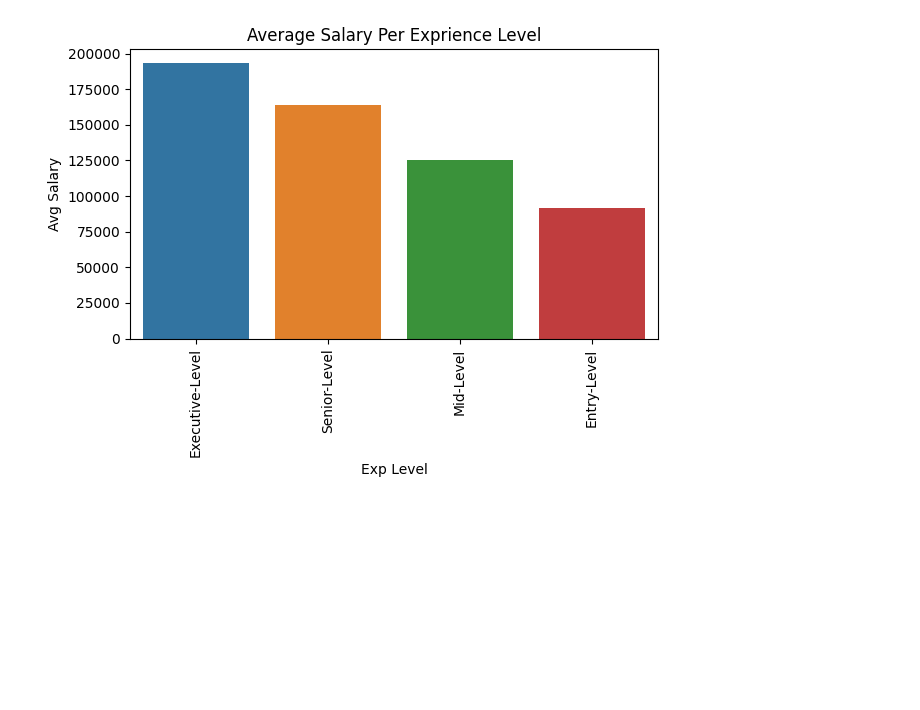
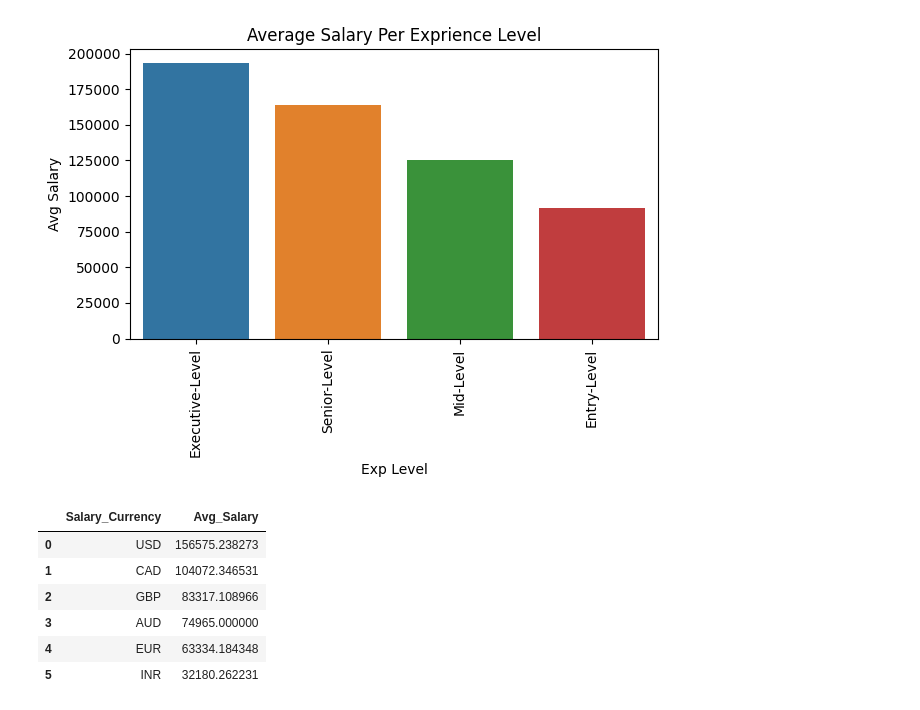
Before and after one commit to eslami200117/Data-Science, a Jupyter notebook: CA2/CA2.ipynb, the cells around one changed output. Saved outputs shown, nothing was run; the diff lists cells and outputs as text; code cells hidden in the pictures; blank space fills up the shorter version.

```diff
--- a/CA2/CA2.ipynb
+++ b/CA2/CA2.ipynb
@@ -512,4 +512,12 @@ plt.tight_layout()
 [figure]
 # %%
 avg_salary_per_country = df2.groupby('Salary_Currency')['Standard_Salary'].mean().sort_values(ascending= False).to_frame(name= 'Avg_Salary').reset_index()
-avg_salary_per_exp_level
+avg_salary_per_country
+# %% [output]
+|  | Salary_Currency | Avg_Salary |
+| 0 | USD | 156575.238273 |
+| 1 | CAD | 104072.346531 |
+| 2 | GBP | 83317.108966 |
+| 3 | AUD | 74965.000000 |
+| 4 | EUR | 63334.184348 |
+| 5 | INR | 32180.262231 |
```
Also changed, not shown: parts of 4 cells of this notebook.
